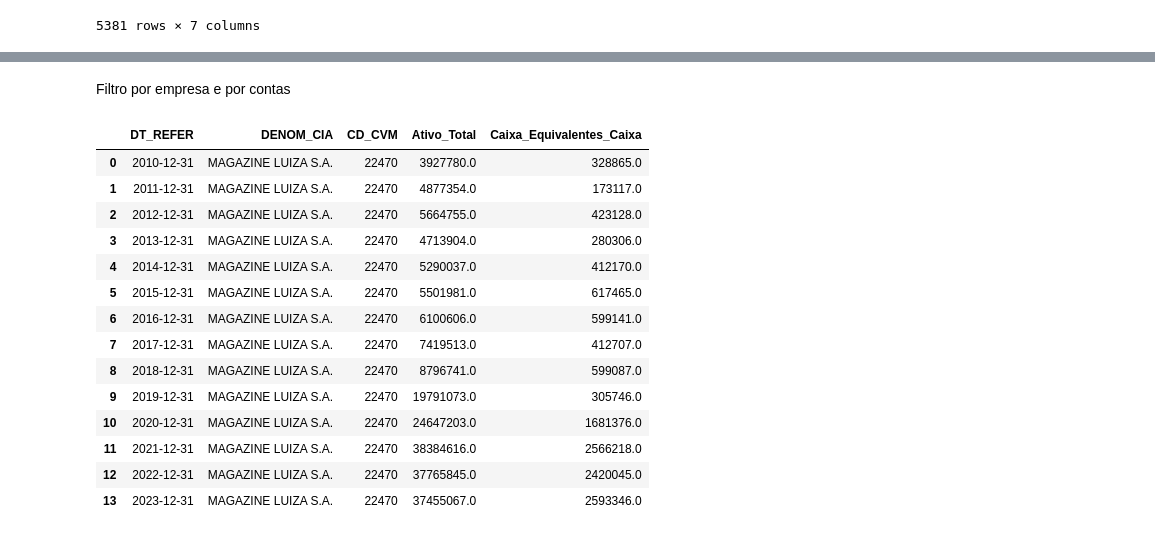
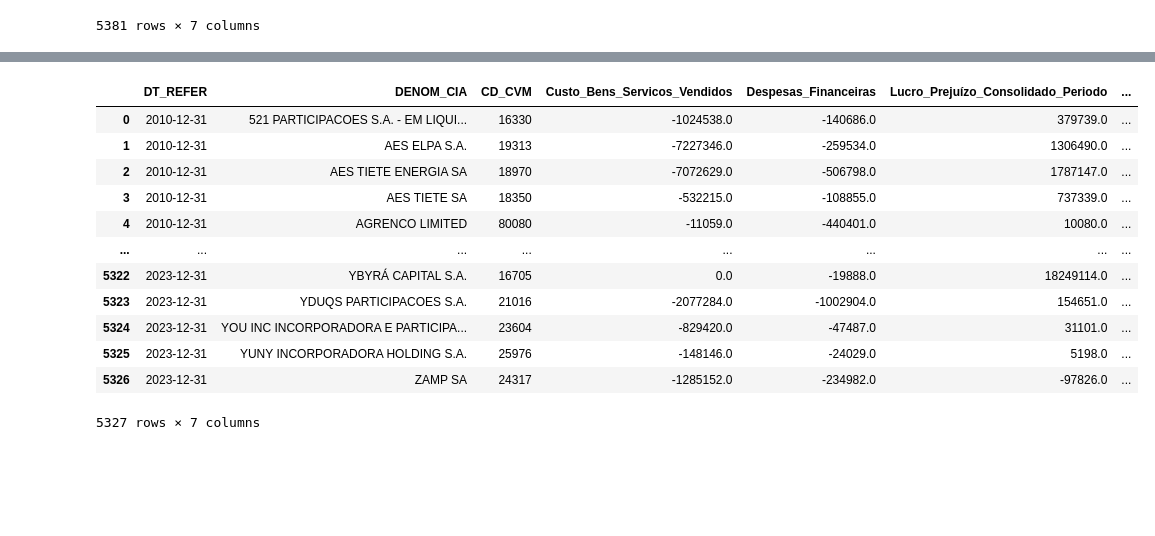
Before and after one commit to jeffersonramelo/coleta-de-dados, a Jupyter notebook: Dados_contábeis_CVM.ipynb, the cells around one changed output, grey strips where cells are left out. Drawn from its saved outputs; the diff is of its cells as text; code cells hidden in the pictures; blank space fills up the shorter version.

```diff
--- a/Dados_contábeis_CVM.ipynb
+++ b/Dados_contábeis_CVM.ipynb
@@ -69,6 +69,7 @@ FileNotFoundError: [Errno 2] No such file or directory: 'CVM'
 import pandas as pd
 BPA = pd.read_csv('/content/DADOS/dfp_cia_aberta_BPA_con_2010-2024.csv')
 BPP = pd.read_csv('/content/DADOS/dfp_cia_aberta_BPP_con_2010-2024.csv')
+DRE = pd.read_csv('/content/DADOS/dfp_cia_aberta_DRE_con_2010-2024.csv')
 # %%
 BPA
 # %% [output]
@@ -313,49 +278,57 @@ DESCARBONIZE SOLUÇÕES S.A.
-# %% [markdown]
-Filtro por empresa e por contas
 # %%
 import pandas as pd
 from IPython.display import display
 
-# Supondo que BPA é o DataFrame original
+# Supondo que DRE é o DataFrame original
 
 # Seleciona as colunas específicas e remove duplicatas
-empresas = BPA[['DENOM_CIA', 'DT_REFER', 'DS_CONTA', 'CD_CVM', 'VL_CONTA']].drop_duplicates()
+empresas = DRE[['DENOM_CIA', 'DT_REFER', 'DS_CONTA', 'CD_CVM', 'VL_CONTA']].drop_duplicates()
 
-# Filtra as linhas onde 'DS_CONTA' é igual a 'Ativo Total' ou 'Caixa e Equivalentes de Caixa'
-contas_desejadas = ['Ativo Total', 'Caixa e Equivalentes de Caixa']
-ativo_total_caixa = empresas[empresas['DS_CONTA'].isin(contas_desejadas)]
+# Lista de contas desejadas
+contas_desejadas = [
+    'Lucro Líquido do período', 'Despesas Financeiras', 'Custo dos Bens e/ou Serviços Vendidos',
+    'Receita de Venda de Bens e/ou Serviços', 'Lucro/Prejuízo Consolidado do Período']
 
-# Filtra as linhas onde 'DENOM_CIA' é igual a 'MAGAZINE LUIZA S.A.'
-companhia = ativo_total_caixa[ativo_total_caixa['DENOM_CIA'] == 'MAGAZINE LUIZA S.A.']
+# Filtra as linhas onde 'DS_CONTA' é igual a uma das contas desejadas
+filtradas = empresas[empresas['DS_CONTA'].isin(contas_desejadas)]
 
-# Pivot para criar colunas separadas para 'Ativo Total' e 'Caixa e Equivalentes de Caixa'
-pivot_companhia = companhia.pivot_table(index=['DT_REFER', 'DENOM_CIA', 'CD_CVM'],
-                                        columns='DS_CONTA',
-                                        values='VL_CONTA',
-                                        aggfunc='last').reset_index()
+# Pivot para criar colunas separadas para cada conta
+pivot_filtradas3 = filtradas.pivot_table(index=['DT_REFER', 'DENOM_CIA', 'CD_CVM'],
+                                         columns='DS_CONTA',
+                                         values='VL_CONTA',
+                                         aggfunc='last').reset_index()
+
+# Renomeia as colunas para remover a hierarquia de colunas
+pivot_filtradas3.columns.name = None
 
 # Renomeia as colunas para serem mais claras
-pivot_companhia.columns.name = None
-pivot_companhia.rename(columns={
-    'Ativo Total': 'Ativo_Total',
-    'Caixa e Equivalentes de Caixa': 'Caixa_Equivalentes_Caixa'
+pivot_filtradas3.rename(columns={
+    'Lucro Líquido do período': 'Lucro_Liquido_Periodo',
+    'Despesas Financeiras': 'Despesas_Financeiras',
+    'Custo dos Bens e/ou Serviços Vendidos': 'Custo_Bens_Servicos_Vendidos',
+    'Receita de Venda de Bens e/ou Serviços': 'Receita_Venda_Bens_Servicos',
+    'Lucro/Prejuízo Consolidado do Período': 'Lucro_Prejuízo_Consolidado_Periodo'
 }, inplace=True)
 
+# Ordena pelo 'DT_REFER' e 'DENOM_CIA' para garantir a ordem correta
+pivot_filtradas3.sort_values(by=['DT_REFER', 'DENOM_CIA'], inplace=True)
+
 # Exibe a tabela pivotada
-display(pivot_companhia)
+display(pivot_filtradas3)
+
+# Salva o DataFrame resultante em um arquivo CSV
+pivot_filtradas3.to_csv('pivot_filtradas3.csv', index=False)
 # %% [output]
-|  | DT_REFER | DENOM_CIA | CD_CVM | Ativo_Total | Caixa_Equivalentes_Caixa |
-| 0 | 2010-12-31 | MAGAZINE LUIZA S.A. | 22470 | 3927780.0 | 328865.0 |
-| 1 | 2011-12-31 | MAGAZINE LUIZA S.A. | 22470 | 4877354.0 | 173117.0 |
-| 2 | 2012-12-31 | MAGAZINE LUIZA S.A. | 22470 | 5664755.0 | 423128.0 |
-| 3 | 2013-12-31 | MAGAZINE LUIZA S.A. | 22470 | 4713904.0 | 280306.0 |
-| 4 | 2014-12-31 | MAGAZINE LUIZA S.A. | 22470 | 5290037.0 | 412170.0 |
-| 5 | 2015-12-31 | MAGAZINE LUIZA S.A. | 22470 | 5501981.0 | 617465.0 |
-| 6 | 2016-12-31 | MAGAZINE LUIZA S.A. | 22470 | 6100606.0 | 599141.0 |
-| 7 | 2017-12-31 | MAGAZINE LUIZA S.A. | 22470 | 7419513.0 | 412707.0 |
-| 8 | 2018-12-31 | MAGAZINE LUIZA S.A. | 22470 | 8796741.0 | 599087.0 |
-| 9 | 2019-12-31 | MAGAZINE LUIZA S.A. | 22470 | 19791073.0 | 305746.0 |
-| 10 | 2020-12-31 | MAGAZINE LUIZA S.A. | 22470 | 24647203.0 | 1681376.0 |
-| 11 | 2021-12-31 | MAGAZINE LUIZA S.A. | 22470 | 38384616.0 | 2566218.0 |
-| 12 | 2022-12-31 | MAGAZINE LUIZA S.A. | 22470 | 37765845.0 | 2420045.0 |
-| 13 | 2023-12-31 | MAGAZINE LUIZA S.A. | 22470 | 37455067.0 | 2593346.0 |
+|  | DT_REFER | DENOM_CIA | CD_CVM | Custo_Bens_Servicos_Vendidos | Despesas_Financeiras | Lucro_Prejuízo_Consolidado_Periodo | ... |
+| 0 | 2010-12-31 | 521 PARTICIPACOES S.A. - EM LIQUI... | 16330 | -1024538.0 | -140686.0 | 379739.0 | ... |
+| 1 | 2010-12-31 | AES ELPA S.A. | 19313 | -7227346.0 | -259534.0 | 1306490.0 | ... |
+| 2 | 2010-12-31 | AES TIETE ENERGIA SA | 18970 | -7072629.0 | -506798.0 | 1787147.0 | ... |
+| 3 | 2010-12-31 | AES TIETE SA | 18350 | -532215.0 | -108855.0 | 737339.0 | ... |
+| 4 | 2010-12-31 | AGRENCO LIMITED | 80080 | -11059.0 | -440401.0 | 10080.0 | ... |
+| ... | ... | ... | ... | ... | ... | ... | ... |
+| 5322 | 2023-12-31 | YBYRÁ CAPITAL S.A. | 16705 | 0.0 | -19888.0 | 18249114.0 | ... |
+| 5323 | 2023-12-31 | YDUQS PARTICIPACOES S.A. | 21016 | -2077284.0 | -1002904.0 | 154651.0 | ... |
+| 5324 | 2023-12-31 | YOU INC INCORPORADORA E PARTICIPA... | 23604 | -829420.0 | -47487.0 | 31101.0 | ... |
+| 5325 | 2023-12-31 | YUNY INCORPORADORA HOLDING S.A. | 25976 | -148146.0 | -24029.0 | 5198.0 | ... |
+| 5326 | 2023-12-31 | ZAMP SA | 24317 | -1285152.0 | -234982.0 | -97826.0 | ... |
+5327 rows × 7 columns
```
Also changed, not shown: parts of 7 cells of this notebook.
